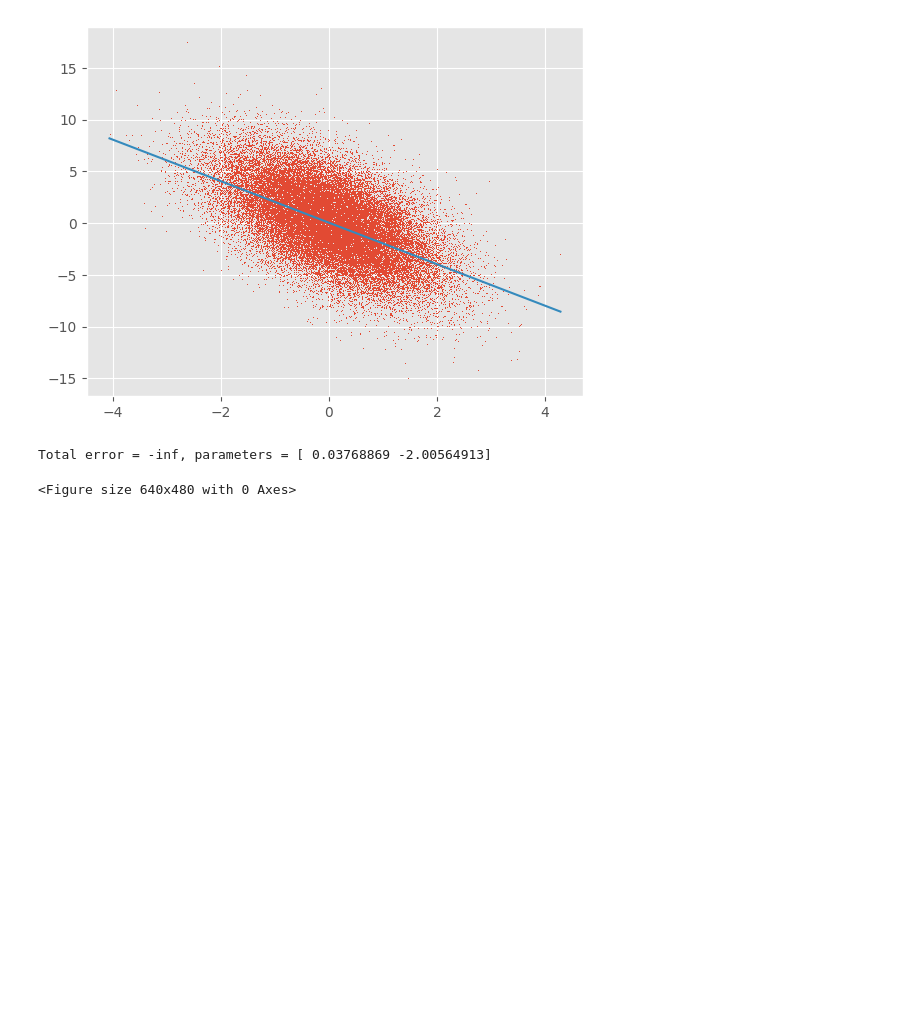
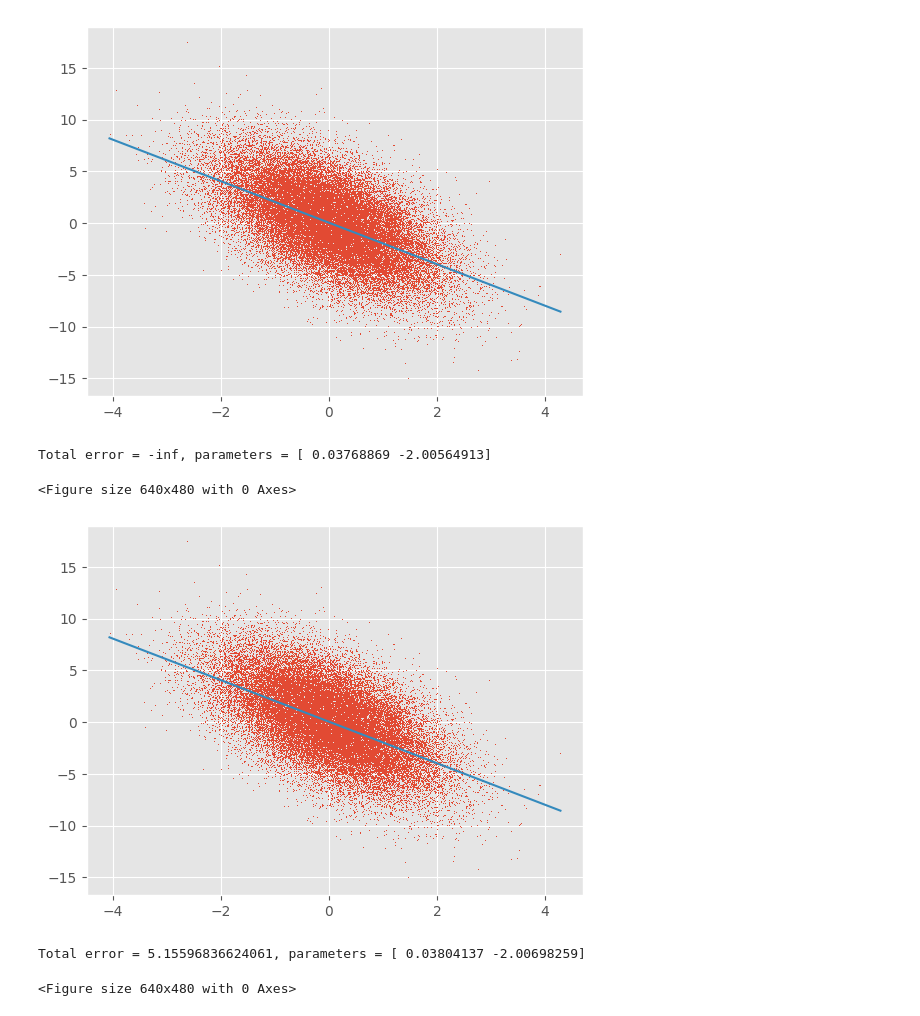
Before and after one commit to krischal111/Learning-ML-by-implementing-myself, a Jupyter notebook: Linear-regression-models/01-04-lrm-again.ipynb, the cells around one changed output. Saved outputs shown, nothing was run; the diff lists cells and outputs as text; code cells hidden in the pictures; blank space fills up the shorter version.

```diff
--- a/Linear-regression-models/01-04-lrm-again.ipynb
+++ b/Linear-regression-models/01-04-lrm-again.ipynb
@@ -232,3 +250,35 @@ for i in range(100):
 [figure]
 Total error = -inf, parameters = [ 0.03768869 -2.00564913]
 <Figure size 640x480 with 0 Axes>
+# %%
+# Visualizing lse error with l1 reg's gradient descent
+from IPython.display import clear_output
+my_model = linear_regression_model_univariate()
+# If I keep learning rate 5, it will explode
+# If I keep learning rate 2, it will oscillate in some values, without converging
+# If I keep learning rate 1, it will converge instantly
+# If I keep learning rate 0.1 or below converge slowly
+learning_rate = 1
+plt.ion()
+for i in range(50):
+    gradient = my_model.lse_with_l1_regularization_grad(x,y)
+    my_model.parameters -= learning_rate * gradient
+    linex, liney = my_model.get_plot_points(x)
+    error = my_model.lse_with_l1_regularization_error(x, y)
+
+    def display():
+        plt.cla()
+        plt.plot(x, y, ',')
+        plt.plot(linex, liney)
+        clear_output(wait = True)
+        plt.show()
+
+    display()
+
+    print(f"Total error = {error}, parameters = {my_model.parameters}")
+    plt.pause(0.01)
+    plt.clf()
+# %% [output]
+[figure, added]
+Total error = 5.15596836624061, parameters = [ 0.03804137 -2.00698259]
+<Figure size 640x480 with 0 Axes>
```
Also changed, not shown: parts of 2 cells of this notebook.
